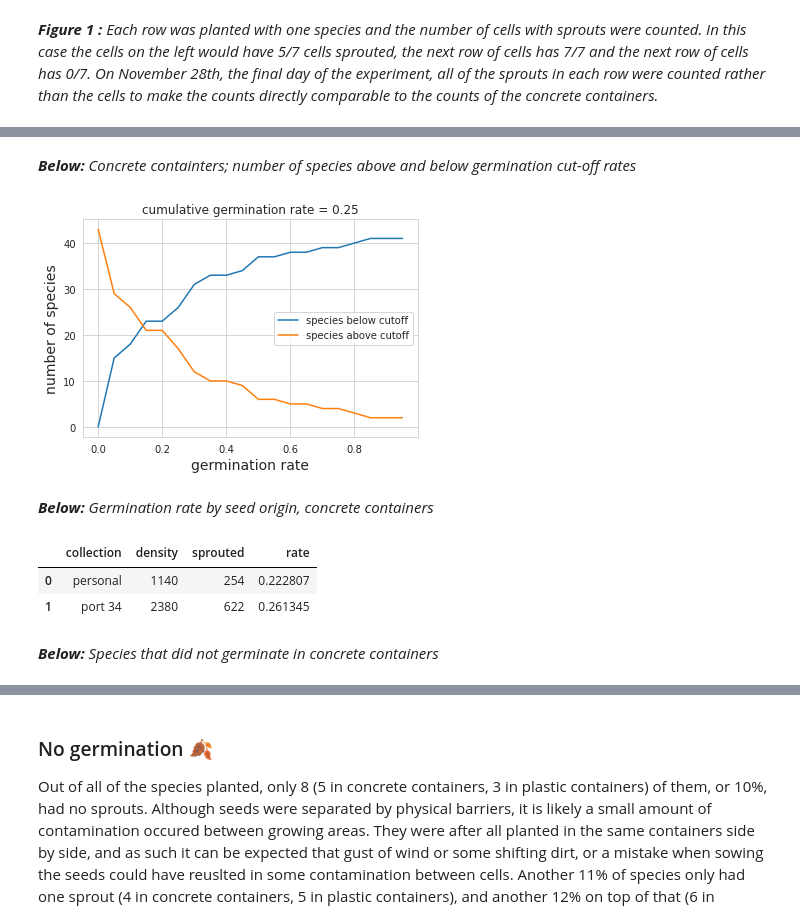
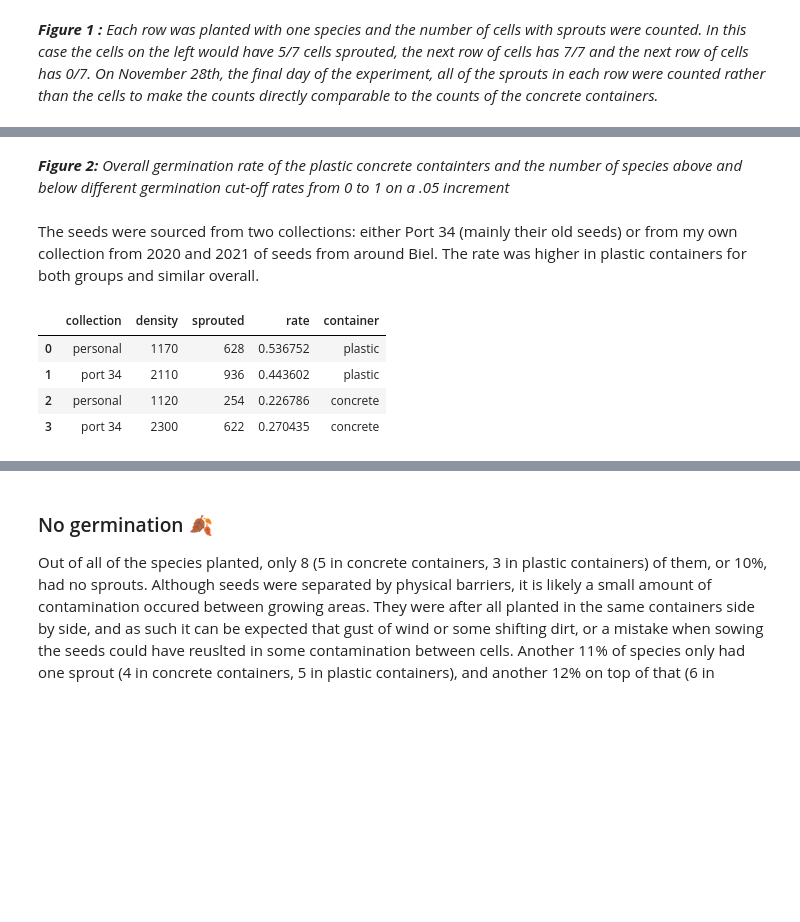
Before and after one commit to thorerismann/flora-buckets, a Jupyter notebook: germination.ipynb, the cells around one changed output, grey strips where cells are left out. Saved outputs shown, nothing was run; the diff lists cells and outputs as text; code cells hidden in the pictures; blank space fills up the shorter version.

```diff
--- a/germination.ipynb
+++ b/germination.ipynb
@@ -141,18 +146,19 @@ In order to determine succesful germination, a cut-off value had to be defined a
 # %%
-# the original density values were under reported for these species
+## convert the csv data into useable data for graphing.
+
+## make density values
+
+# the original density values were under reported for these species - note the germination rate is above 1
 h = ['dianthus-carthusianorum', 'silene-flos-cuculi',
        'veronica-teucrium']
 
-# new values
-n = ["full", "moderate", "full"]
+# assign numerical values to qualitative measurement of number of seeds planted
+n = ["full", "moderate", "small"]
+#for i,undercounted in enumerate(h):
+#    ger.loc[ger.species == undercounted, 'density'] = n[i]
+new_densities = {"full":100, "moderate":50, "small":20}
+ger["density"] = ger.density.map(lambda x: new_densities[x])
 
-for i,undercounted in enumerate(h):
-    ger.loc[ger.species == undercounted, 'density'] = n[i]
-
-# the densities need to be changed to a numrical value based on the quantity of seeds
-# relative to the available surface area
-new_densities = {"full":100, "moderate":60, "small":20}
-ger["density"] = ger.density.map(lambda x: new_densities[x])
 
 # sprouted is the max of the weekly counts
 counts = ['2021-10-10', '2021-10-12', '2021-10-14',
@@ -191,34 +238,33 @@ ngermination_rates = pd.DataFrame(cutoffs_concrete[1:], columns=cutoffs_concrete
 # %% [markdown]
-*__Below:__ Concrete containters; number of species above and below germination cut-off rates*
+*__Figure 2:__ Overall germination rate of the plastic concrete containters and the number of species above and below different germination cut-off rates from 0 to 1 on a .05 increment*
-# %%
-sns.set_style("whitegrid")
-fig, ax = plt.subplots()
-
-sns.lineplot(data=ngermination_rates, x="rate", y="species_below_cutoff", ax=ax, label="species below cutoff")
-sns.lineplot(data=ngermination_rates, x="rate", y="species_above_cutoff", ax=ax, label="species above cutoff")
-
-ax.set_ylabel("number of species", fontsize=14)
-ax.set_xlabel("germination rate", fontsize=14)
-ax.set_title(f"cumulative germination rate = {np.round(cugerm,2)}")
-
-plt.show()
-# %% [output]
-[figure, removed]
-# %% [markdown]
-*__Below:__ Germination rate by seed origin, concrete containers*
+# %% [markdown]
+The seeds were sourced from two collections: either Port 34 (mainly their old seeds) or from my own collection from 2020 and 2021 of seeds from around Biel. The rate was higher in plastic containers for both groups and similar overall.
 # %%
-# germination rate by origin
+# germination rate by origin for concrete containers
 by_species=conc.groupby(["species"], as_index=False).agg({"density":"sum", "sprouted":"sum"})
 by_species["rate"] = by_species.sprouted/by_species.density
 
-# germination rate by species collection
+# germination rate by species collection (concrete)
 by_origin=conc.groupby(["collection"], as_index=False).agg({"density":"sum", "sprouted":"sum"})
 by_origin["rate"] = by_origin.sprouted/by_origin.density
+by_origin["container"] = "concrete"
 
-by_origin
+# germination rate by origin for plastic containers
+by_species_p=p.groupby(["species"], as_index=False).agg({"density":"sum", "sprouted":"sum"})
+by_species_p["rate"] = by_species_p.sprouted/by_species_p.density
+
+# germination rate by species collection (plastic)
+by_origin_p=p.groupby(["collection"], as_index=False).agg({"density":"sum", "sprouted":"sum"})
+by_origin_p["rate"] = by_origin_p.sprouted/by_origin_p.density
+by_origin_p["container"] = "plastic"
+
+# put both of them together and display
+by_origin_total = pd.concat([by_origin_p,by_origin])
+by_origin_total = by_origin_total.reset_index(drop = True)
+by_origin_total
 # %% [output]
-|  | collection | density | sprouted | rate |
-| 0 | personal | 1140 | 254 | 0.222807 |
-| 1 | port 34 | 2380 | 622 | 0.261345 |
+|  | collection | density | sprouted | rate | container |
+| 0 | personal | 1170 | 628 | 0.536752 | plastic |
+| 1 | port 34 | 2110 | 936 | 0.443602 | plastic |
+| 2 | personal | 1120 | 254 | 0.226786 | concrete |
+| 3 | port 34 | 2300 | 622 | 0.270435 | concrete |
-# %% [markdown]
-*__Below:__ Species that did not germinate in concrete containers*
```
Also changed, not shown: parts of 41 cells of this notebook, 1 other file.
